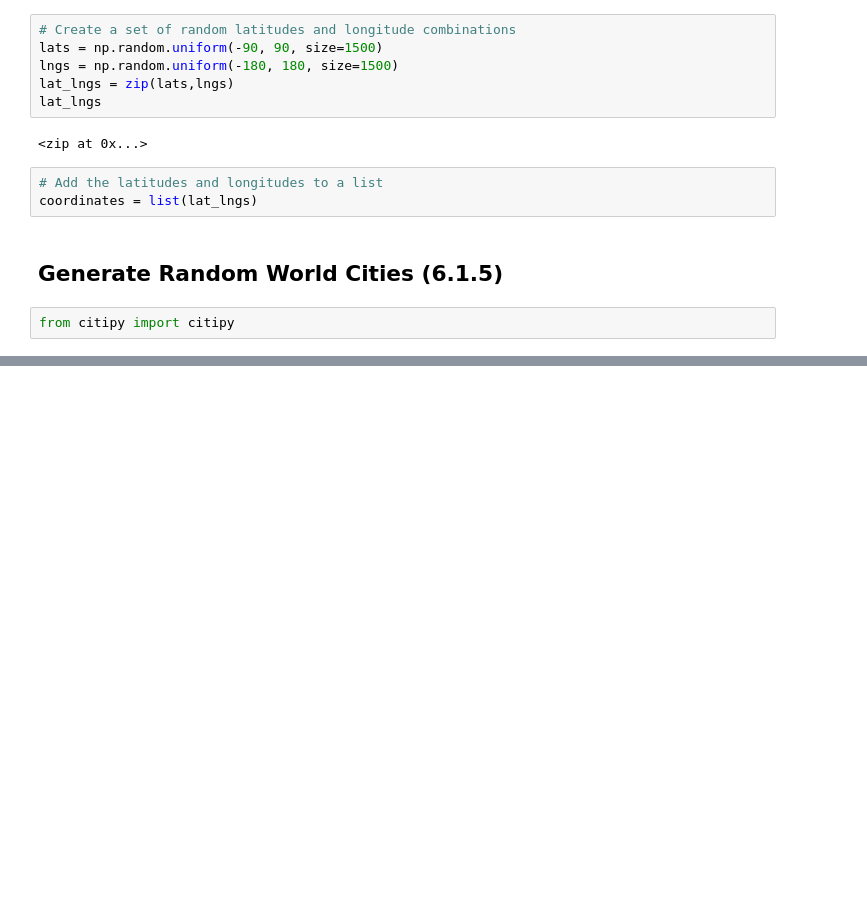
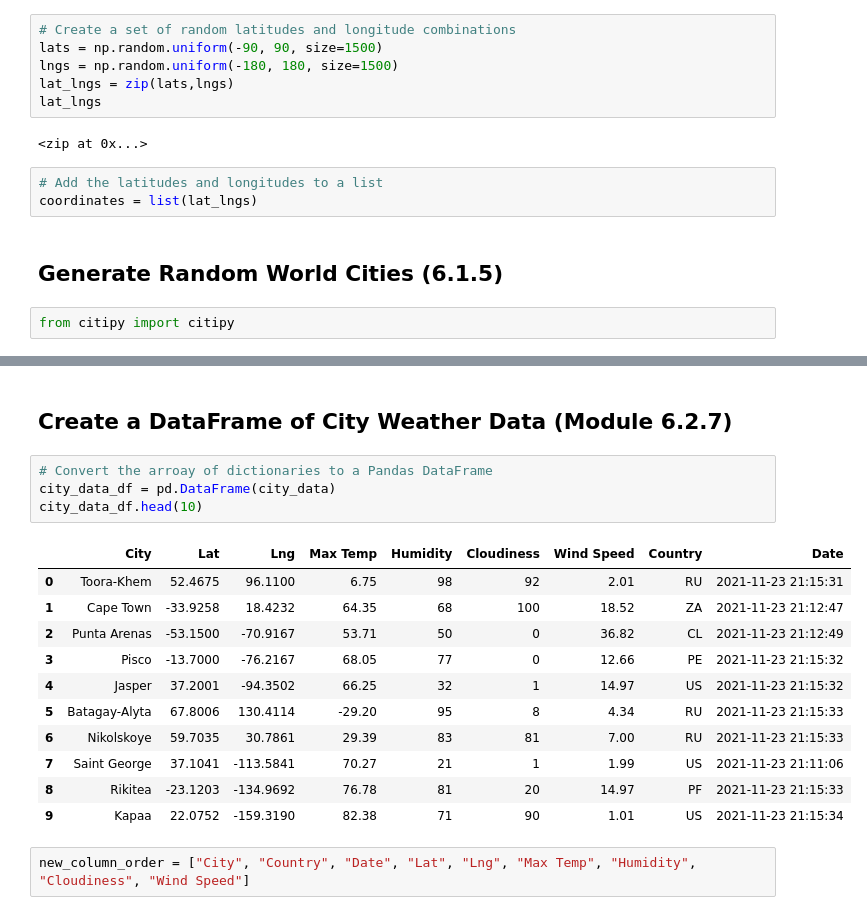
Before and after one commit to ltatro1545/World_Weather_Analysis, a Jupyter notebook: WeatherPy.ipynb, the cells around one changed output, grey strips where cells are left out. Cells and saved outputs as stored; diff of their text form; blank space fills up the shorter version.

```diff
--- a/WeatherPy.ipynb
+++ b/WeatherPy.ipynb
@@ -36,0 +135,20 @@ len(cities)
+# %% [markdown]
+## Create a DataFrame of City Weather Data (Module 6.2.7)
+# %%
+# Convert the arroay of dictionaries to a Pandas DataFrame
+city_data_df = pd.DataFrame(city_data)
+city_data_df.head(10)
+# %% [output]
+|  | City | Lat | Lng | Max Temp | Humidity | Cloudiness | Wind Speed | Country | Date |
+| 0 | Toora-Khem | 52.4675 | 96.1100 | 6.75 | 98 | 92 | 2.01 | RU | 2021-11-23 21:15:31 |
+| 1 | Cape Town | -33.9258 | 18.4232 | 64.35 | 68 | 100 | 18.52 | ZA | 2021-11-23 21:12:47 |
+| 2 | Punta Arenas | -53.1500 | -70.9167 | 53.71 | 50 | 0 | 36.82 | CL | 2021-11-23 21:12:49 |
+| 3 | Pisco | -13.7000 | -76.2167 | 68.05 | 77 | 0 | 12.66 | PE | 2021-11-23 21:15:32 |
+| 4 | Jasper | 37.2001 | -94.3502 | 66.25 | 32 | 1 | 14.97 | US | 2021-11-23 21:15:32 |
+| 5 | Batagay-Alyta | 67.8006 | 130.4114 | -29.20 | 95 | 8 | 4.34 | RU | 2021-11-23 21:15:33 |
+| 6 | Nikolskoye | 59.7035 | 30.7861 | 29.39 | 83 | 81 | 7.00 | RU | 2021-11-23 21:15:33 |
+| 7 | Saint George | 37.1041 | -113.5841 | 70.27 | 21 | 1 | 1.99 | US | 2021-11-23 21:11:06 |
+| 8 | Rikitea | -23.1203 | -134.9692 | 76.78 | 81 | 20 | 14.97 | PF | 2021-11-23 21:15:33 |
+| 9 | Kapaa | 22.0752 | -159.3190 | 82.38 | 71 | 90 | 1.01 | US | 2021-11-23 21:15:34 |
+# %%
+new_column_order = ["City", "Country", "Date", "Lat", "Lng", "Max Temp", "Humidity", "Cloudiness", "Wind Speed"]
```
Also changed, not shown: parts of 9 cells of this notebook, 2 other files.
